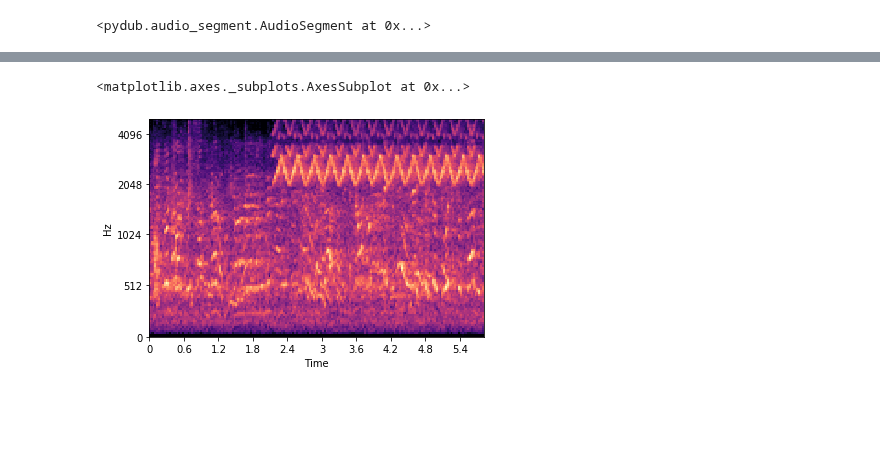
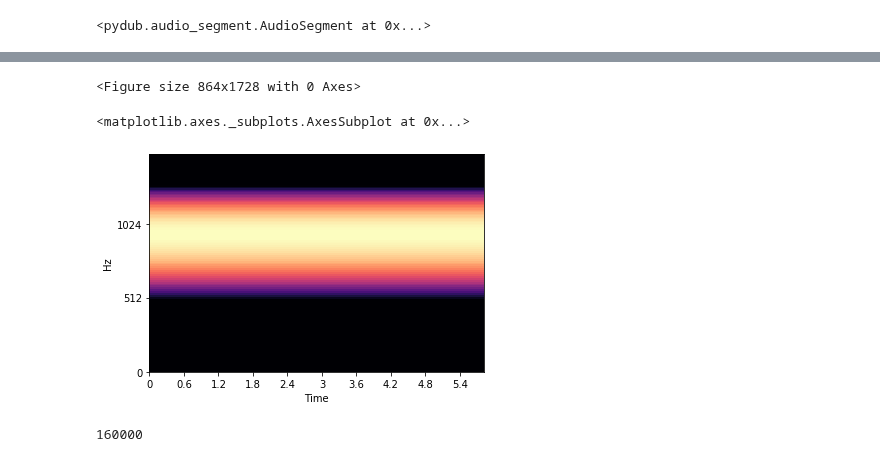
Before and after one commit to SensingClues/serval, a Jupyter notebook: serval/Audio-Analysis-Wavfiles.ipynb, the cells around one changed output, grey strips where cells are left out. Cells and saved outputs as stored; diff of their text form; code cells hidden in the pictures; blank space fills up the shorter version.

Commit message:
updates on silence

```diff
--- a/serval/Audio-Analysis-Wavfiles.ipynb
+++ b/serval/Audio-Analysis-Wavfiles.ipynb
@@ -36,10 +33,10 @@ import librosa
 import resampy
 
 # Load in some audio
-audio_file = '../data/wav_samples_custom/a_brommer_alarms/A-AS-roos-001.200120.135526.35.wav'
+#audio_file = '../data/wav_samples_custom/a_brommer_alarms/A-AS-roos-001.200120.135526.35.wav'
+#audio_file = '../data/amsterdam_custom_samples/wav_samples/train/0db/a_brommer_alarms/0db_A.43.200105.190810.64.wav'
+#audio_file = '../data/amsterdam_custom_samples/wav_samples/train/6db/a_brommer_alarms/6db_A.43.200105.190810.64.wav'
+
+audio_file = '../data/wav_samples_custom/0_silence/silence_01.wav'
 # audio_file
 x, sr_orig = librosa.load(audio_file, sr=None, mono=True)
-
-sr_new = 16000
-# Or use the pre-built high-quality filter
-y = resampy.resample(x, sr_orig, sr_new, filter='kaiser_best')
@@ -109,39 +85,53 @@ sf.available_subtypes('WAV')
+# %%
+plt.clf()
+# %% [output]
+<Figure size 864x1728 with 0 Axes>
 # %%
+%matplotlib inline
 # CREATE SPECTROGRAM
+#sr_new = 16000
 
 # overrule settings in config
 SAMPLING_RATE = sr_new  # Audio sampling rate, other parameters are hand-tuned for 44.1 kHz
 CHUNK_SIZE = 882  # Spectrogram hop_size, 882 samples @ 44.1 kHz = 20 ms
 FFT_SIZE = 2 * CHUNK_SIZE  # Spectrogram FFT window length
 
 MEL_BANDS = 128  # 80 Number of mel frequency bands
 MEL_FREQS = librosa.core.mel_frequencies(n_mels=MEL_BANDS)
 #MEL_BANDS = 25
 #MEL_FREQS = MEL_FREQS[0:25]
 
 # current processing of the audio files
 # default serval location
 #audio_file = './dataset/audio/' + filename
 
 audio = pydub.AudioSegment.from_file(audio_file).set_frame_rate(SAMPLING_RATE).set_channels(1)
 audio = (np.fromstring(audio._data, dtype="int16") + 0.5) / (0x7FFF + 0.5) # convert to float
 
+# clip first 10 seconds
+audio = audio[1:10*SAMPLING_RATE]
+
 spec = librosa.feature.melspectrogram(audio, SAMPLING_RATE, n_fft=FFT_SIZE, fmin=0, fmax = 5000,
                                       hop_length=CHUNK_SIZE, n_mels=MEL_BANDS) # MEL_BANDS
 with warnings.catch_warnings():
     warnings.simplefilter('ignore')  # Ignore log10 zero division
     spec = librosa.core.perceptual_weighting(spec, MEL_FREQS, amin=1e-5, ref=1e-5,
                                              top_db=None)
 
 spec = np.clip(spec, 0, 100)
 #np.save(spec_file, spec.astype('float16'), allow_pickle=False)
 
 librosa.display.specshow(spec,
-                          y_axis='mel', sr=sr_new, fmin=0, fmax = 5000,
+                          y_axis='mel', sr=sr_new, fmin=0, fmax = 2000,
                           x_axis='time')
 # %% [output]
 <matplotlib.axes._subplots.AxesSubplot at 0x...>
-[figure, old version]
+[figure, new version]
+# %%
+len(audio)
+10*SAMPLING_RATE
+# %% [output]
+160000
 # %%
 # You can reload this cell to get a different clip at every try
 %matplotlib inline
```
Also changed, not shown: parts of 14 cells of this notebook, 18 other files.
